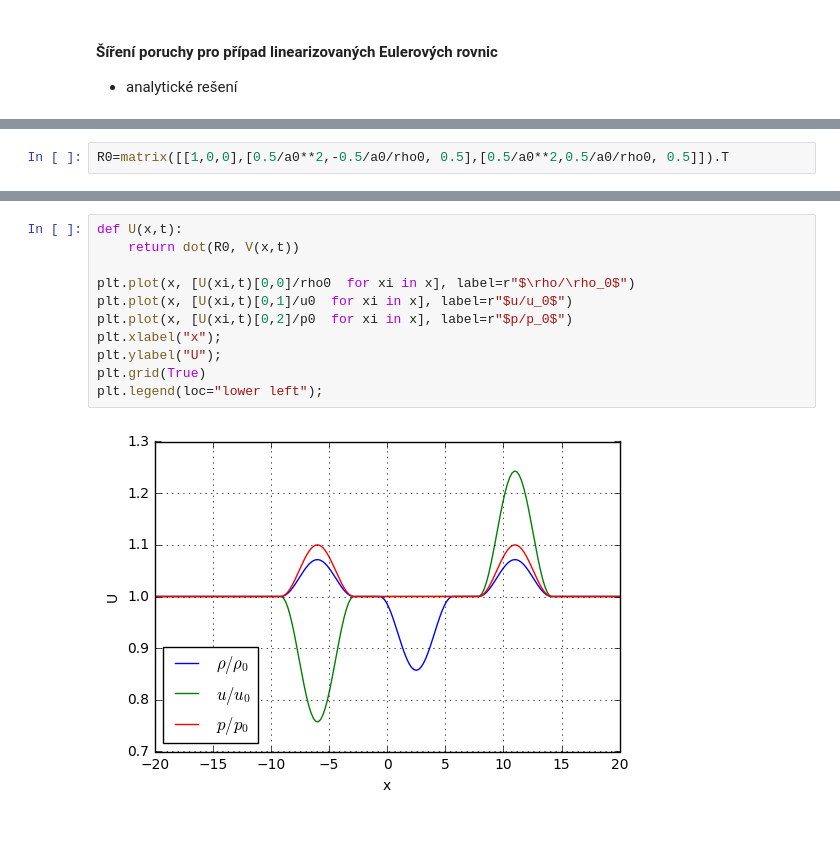
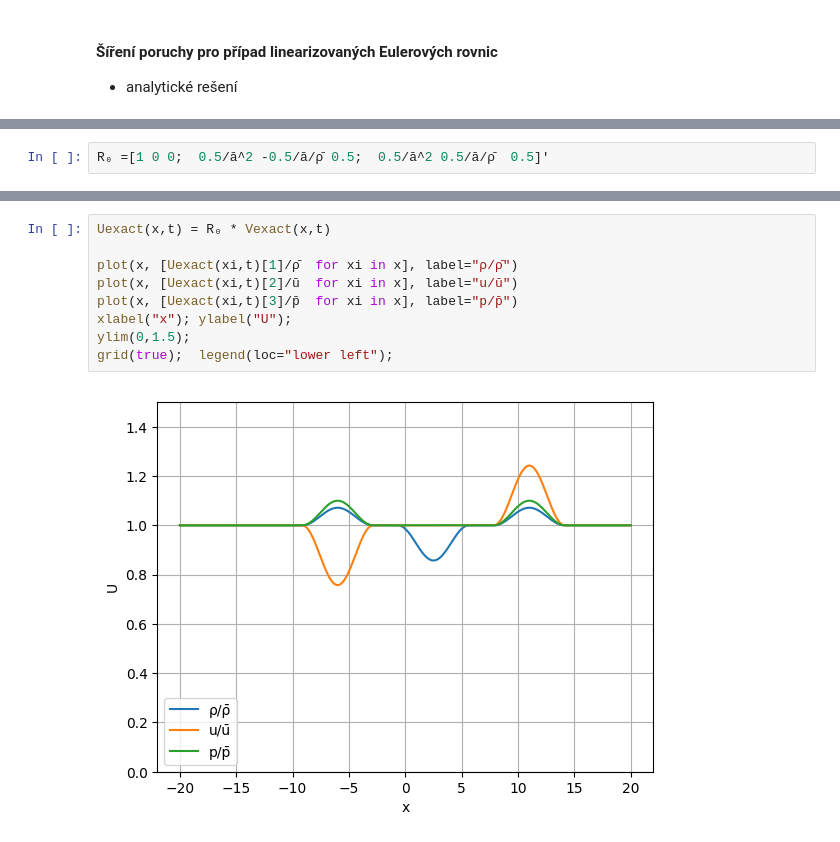
Before and after one commit to furstj/MMPP, a Jupyter notebook: lessons/04_linearni_system.ipynb, the cells around one changed output, grey strips where cells are left out. Saved outputs shown, nothing was run; the diff lists cells and outputs as text.

```diff
--- a/lessons/04_linearni_system.ipynb
+++ b/lessons/04_linearni_system.ipynb
@@ -172,2 +161,2 @@ plt.legend(loc="lower left");
 # %%
-R0=matrix([[1,0,0],[0.5/a0**2,-0.5/a0/rho0, 0.5],[0.5/a0**2,0.5/a0/rho0, 0.5]]).T
+R₀ =[1 0 0;  0.5/ā^2 -0.5/ā/ρ̄ 0.5;  0.5/ā^2 0.5/ā/ρ̄  0.5]'
@@ -204,13 +200,11 @@ plt.ylabel("V");
 # %%
-def U(x,t):
-    return dot(R0, V(x,t))
+Uexact(x,t) = R₀ * Vexact(x,t)
 
-plt.plot(x, [U(xi,t)[0,0]/rho0  for xi in x], label=r"$\rho/\rho_0$")
-plt.plot(x, [U(xi,t)[0,1]/u0  for xi in x], label=r"$u/u_0$")
-plt.plot(x, [U(xi,t)[0,2]/p0  for xi in x], label=r"$p/p_0$")
-plt.xlabel("x");
-plt.ylabel("U");
-plt.grid(True)
-plt.legend(loc="lower left");
+plot(x, [Uexact(xi,t)[1]/ρ̄  for xi in x], label="ρ/ρ̄")
+plot(x, [Uexact(xi,t)[2]/ū  for xi in x], label="u/ū")
+plot(x, [Uexact(xi,t)[3]/p̄  for xi in x], label="p/p̄")
+xlabel("x"); ylabel("U");
+ylim(0,1.5);
+grid(true);  legend(loc="lower left");
 # %% [output]
-[figure, old version]
+[figure, new version]
```
Also changed, not shown: parts of 25 cells of this notebook, 1 other file.
